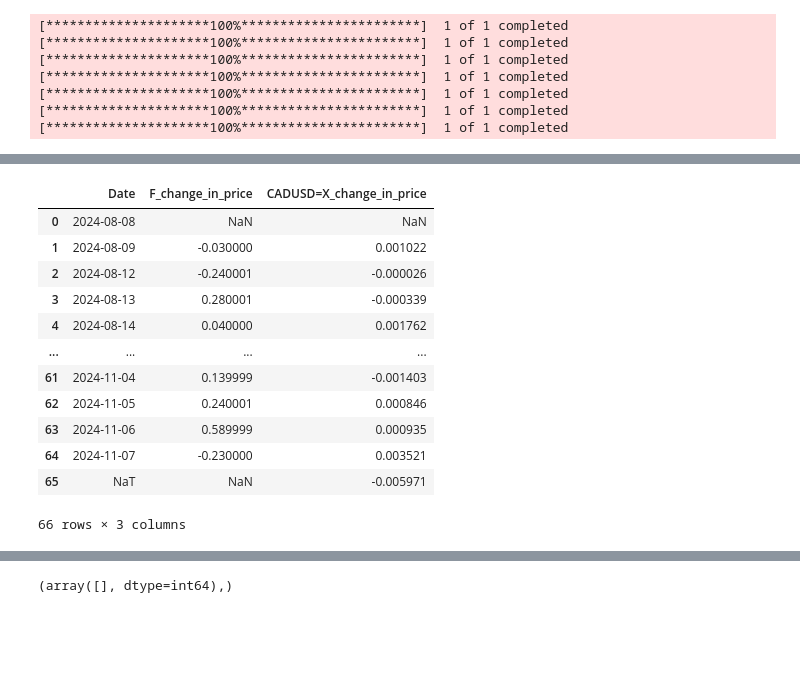
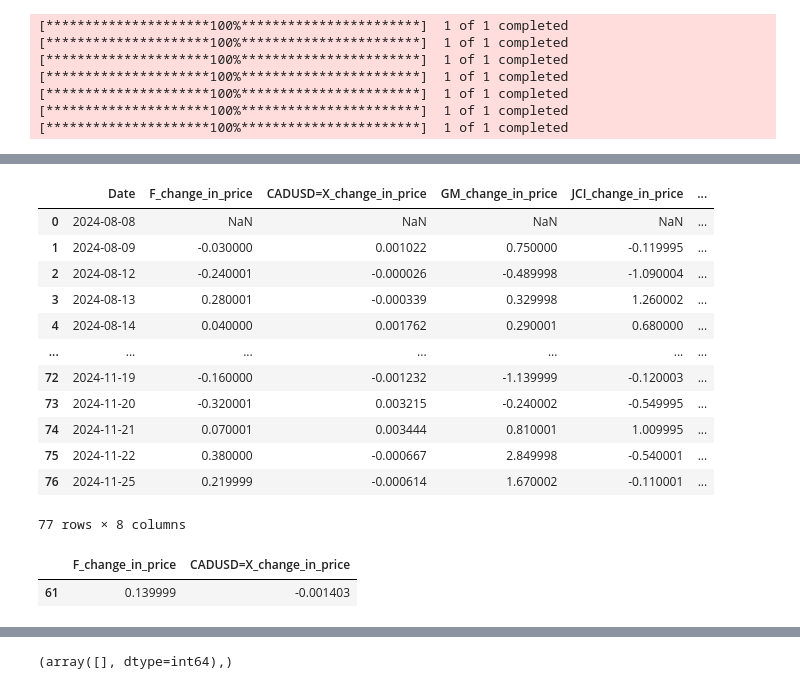
Before and after one commit to Arnabds/equity-vs-commodity, a Jupyter notebook: Kate_notebook/VAR_11232024.ipynb, the cells around one changed output, grey strips where cells are left out. Cells and saved outputs as stored; diff of their text form; code cells hidden in the pictures; blank space fills up the shorter version.

```diff
--- a/Kate_notebook/VAR_11232024.ipynb
+++ b/Kate_notebook/VAR_11232024.ipynb
@@ -378,7 +388,7 @@ plt.show()
 ## Week1: Nov 4 - Nov 8
 # %%
 start = '2024-8-8'
-end = '2024-11-8'
+end = '2024-11-30'
 # %%
 Ford = yf.download('F', start=start, end=end)
 CADUSD = yf.download('CADUSD=X', start=start, end=end)
@@ -406,3 +433,8 @@ IXIC['^IXIC_change_in_price'] = IXIC.Close.diff().dropna()
 # %%
 Ford = Ford.reset_index()
 CADUSD = CADUSD.reset_index()
+GM = GM.reset_index()
+JCI = JCI.reset_index()
+TM = TM.reset_index()
+TRYUSD = TRYUSD.reset_index()
+IXIC = IXIC.reset_index()
@@ -425,18 +505,29 @@ Ford
 # %%
 df_forward = pd.DataFrame(Ford.Date.copy())
-df_forward = pd.concat([df_forward, Ford.F_change_in_price.copy(), CADUSD['CADUSD=X_change_in_price'].copy()], axis=1)
+df_forward = pd.concat([df_forward, Ford.F_change_in_price.copy(),
+                           CADUSD['CADUSD=X_change_in_price'].copy(),
+                           GM['GM_change_in_price'].copy(),
+                           JCI['JCI_change_in_price'].copy(),
+                           TM['TM_change_in_price'].copy(),
+                           TRYUSD['TRYUSD=X_change_in_price'].copy(),
+                           IXIC['^IXIC_change_in_price'].copy()], axis=1, join='inner') # Remove US holidays
 df_forward
 # %% [output]
-|  | Date | F_change_in_price | CADUSD=X_change_in_price |
-| 0 | 2024-08-08 | NaN | NaN |
-| 1 | 2024-08-09 | -0.030000 | 0.001022 |
-| 2 | 2024-08-12 | -0.240001 | -0.000026 |
-| 3 | 2024-08-13 | 0.280001 | -0.000339 |
-| 4 | 2024-08-14 | 0.040000 | 0.001762 |
-| ... | ... | ... | ... |
-| 61 | 2024-11-04 | 0.139999 | -0.001403 |
-| 62 | 2024-11-05 | 0.240001 | 0.000846 |
-| 63 | 2024-11-06 | 0.589999 | 0.000935 |
-| 64 | 2024-11-07 | -0.230000 | 0.003521 |
-| 65 | NaT | NaN | -0.005971 |
+|  | Date | F_change_in_price | CADUSD=X_change_in_price | GM_change_in_price | JCI_change_in_price | ... |
+| 0 | 2024-08-08 | NaN | NaN | NaN | NaN | ... |
+| 1 | 2024-08-09 | -0.030000 | 0.001022 | 0.750000 | -0.119995 | ... |
+| 2 | 2024-08-12 | -0.240001 | -0.000026 | -0.489998 | -1.090004 | ... |
+| 3 | 2024-08-13 | 0.280001 | -0.000339 | 0.329998 | 1.260002 | ... |
+| 4 | 2024-08-14 | 0.040000 | 0.001762 | 0.290001 | 0.680000 | ... |
+| ... | ... | ... | ... | ... | ... | ... |
+| 72 | 2024-11-19 | -0.160000 | -0.001232 | -1.139999 | -0.120003 | ... |
+| 73 | 2024-11-20 | -0.320001 | 0.003215 | -0.240002 | -0.549995 | ... |
+| 74 | 2024-11-21 | 0.070001 | 0.003444 | 0.810001 | 1.009995 | ... |
+| 75 | 2024-11-22 | 0.380000 | -0.000667 | 2.849998 | -0.540001 | ... |
+| 76 | 2024-11-25 | 0.219999 | -0.000614 | 1.670002 | -0.110001 | ... |
-66 rows × 3 columns
+77 rows × 8 columns
+# %%
+df_forward[df_forward.Date == '2024-11-04'][['F_change_in_price', change_in_price_cols[0]]]
+# %% [output]
+|  | F_change_in_price | CADUSD=X_change_in_price |
+| 61 | 0.139999 | -0.001403 |
```
Also changed, not shown: parts of 33 cells of this notebook, 4 other files.
